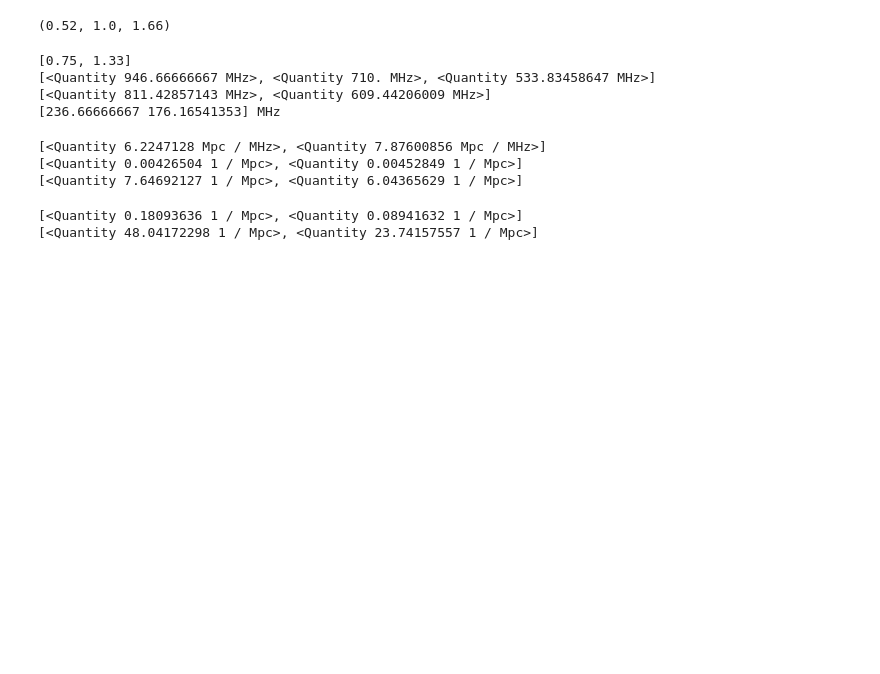
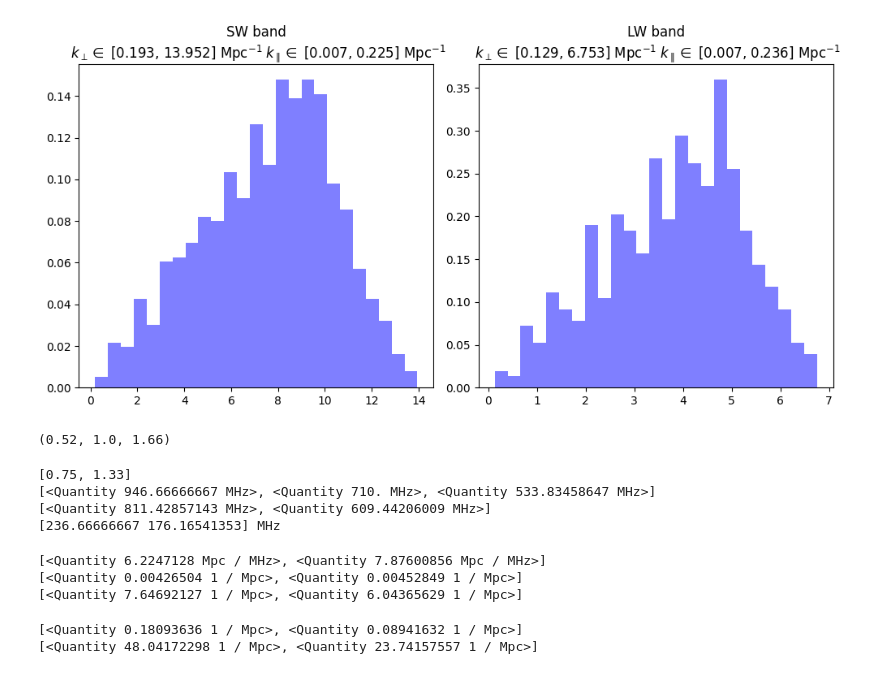
Before and after one commit to shubhagrawal30/crossLIM, a Jupyter notebook: modes/maxmin.ipynb, the cells around one changed output. Cells and saved outputs as stored; diff of their text form; code cells hidden in the pictures; blank space fills up the shorter version.

Commit message:
add better mode counting

```diff
--- a/modes/maxmin.ipynb
+++ b/modes/maxmin.ipynb
@@ -74,3 +74,37 @@ plt.savefig('temp.png', dpi=300)
+# %%
+# plot 1d histograms of k_para vs k_perp
+fig, ax = plt.subplots(1, 2, figsize=(10, 5))
+for i in range(2):
+    # sanitize inf and nan values
+    mask = np.logical_and(k_para[i] != 0, k_perp[i] != 0)
+    # mask = True
+    minperp = np.nanmin(k_perp[i][mask])
+    minpara = np.nanmin(k_para[i][mask])
+    maxperp = np.nanmax(k_perp[i][mask])
+    maxpara = np.nanmax(k_para[i][mask])
+    # k_perp[i][~np.isfinite(k_perp[i])] = 0
+    # k_para[i][~np.isfinite(k_para[i])] = 0
+
+    # minperp, maxperp = .999, 1
+    # minpara, maxpara = 0, .1
+
+    # h = ax[i].hist(k_para[i].flatten(), bins=25, density=True,
+    #                range=[minpara, maxpara], color='blue', alpha=0.5, label=r'$k_{\para}$')
+    h = ax[i].hist(k_perp[i].flatten(), bins=25, density=True,
+                   range=[minperp, maxperp], color='blue', alpha=0.5, label=r'$k_{\perp}$')
+    ax[i].set_title(f'{bands[i]} band\n' r"$\; k_{\perp} \in$" f' [{minperp:.3f}, {maxperp:.3f}] Mpc$^{{-1}}$' +
+                    r"$\; k_{\parallel} \in$" f' [{minpara:.3f}, {maxpara:.3f}] Mpc$^{{-1}}$')
+    # ax[i].set_xlabel(r'$k_{\perp}$ [Mpc$^{-1}$]')
+    # ax[i].set_ylabel(r'$k_{\parallel}$ [Mpc$^{-1}$]')
+    # ax[i].set_xscale('log')
+    # ax[i].set_yscale('log')
+    # ax[i].set_xlim(minperp, maxperp)
+    # ax[i].set_ylim(minpara, maxpara)
+    # fig.colorbar(h[3], ax=ax[i], label='Number of modes')
+plt.tight_layout()
+# plt.savefig('temp.png', dpi=300)
+# %% [output]
+[figure, added]
 # %%
 0.52, 1.00, 1.66
 # %% [output]
```
Also changed, not shown: parts of 3 cells of this notebook, 1 other file.
